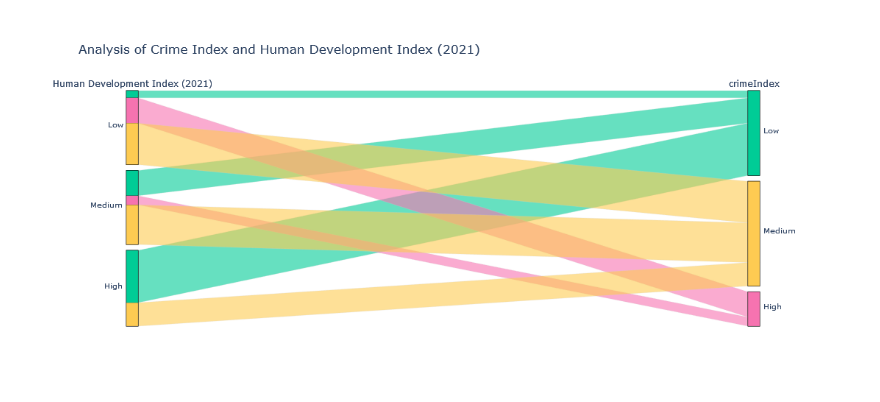
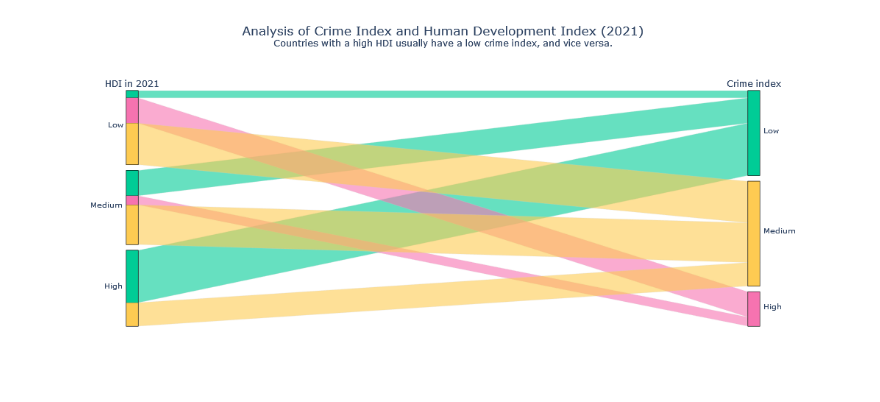
Before and after one commit to dejessias/Surveillance-Crime, a Jupyter notebook: _sources/docs/crime_hdi.ipynb, the cells around one changed output. Drawn from its saved outputs; the diff is of its cells as text; code cells hidden in the pictures.

```diff
--- a/_sources/docs/crime_hdi.ipynb
+++ b/_sources/docs/crime_hdi.ipynb
@@ -17,35 +17,42 @@ df_development_filtered = df_development[['Country', 'HDI Rank (2021)', 'Human D
 df_development_filtered = df_development_filtered.rename(columns={'Country': 'country'})
 
 # Merge dataframes
 hdi_df = df_development_filtered[['country', 'Human Development Index (2021)']]
 merged_hdi_df = pd.merge(df_world, hdi_df, on='country', how='inner')
 
 # Define bins and labels for crimeIndex and Human Development Index (2021)
 bins_crime = [-float('inf'), 40, 60, float('inf')]
 labels_crime = ['Low', 'Medium', 'High']
 bins_hdi = [merged_hdi_df['Human Development Index (2021)'].min(),
             merged_hdi_df['Human Development Index (2021)'].quantile(1/3),
             merged_hdi_df['Human Development Index (2021)'].quantile(2/3),
             merged_hdi_df['Human Development Index (2021)'].max()]
 labels_hdi = ['Low', 'Medium', 'High']
 
 # Apply binning
 merged_hdi_df['crimeIndex'], bins_cut_crime = pd.cut(merged_hdi_df['crimeIndex'], bins=bins_crime, labels=labels_crime, retbins=True)
 merged_hdi_df['Human Development Index (2021)'], bins_cut_hdi = pd.cut(merged_hdi_df['Human Development Index (2021)'], bins=bins_hdi, labels=labels_hdi, retbins=True)
 
 # Drop NaN values if any
 merged_hdi_df = merged_hdi_df.dropna(subset=['crimeIndex', 'Human Development Index (2021)'])
 
 # Create parallel categories plot
 parcat = go.Parcats(dimensions=[
-                    {'label': 'Human Development Index (2021)', 'values': merged_hdi_df['Human Development Index (2021)'], 'categoryorder': 'array', 'categoryarray': ['Low', 'Medium', 'High']},
-                    {'label': 'crimeIndex', 'values': merged_hdi_df['crimeIndex'], 'categoryorder': 'array', 'categoryarray': ['Low', 'Medium', 'High']}
+                    {'label': 'HDI in 2021', 'values': merged_hdi_df['Human Development Index (2021)'], 'categoryorder': 'array', 'categoryarray': ['Low', 'Medium', 'High']},
+                    {'label': 'Crime index', 'values': merged_hdi_df['crimeIndex'], 'categoryorder': 'array', 'categoryarray': ['Low', 'Medium', 'High']}
                     ],
                     line=dict(color=merged_hdi_df['crimeIndex'].map(color_map)))
 
 gdi_figure = go.Figure(parcat)
-gdi_figure.update_layout(title='Analysis of Crime Index and Human Development Index (2021)',
-                        height = 500)
+gdi_figure.update_layout(
+    title={
+    'text': 'Analysis of Crime Index and Human Development Index (2021)<br><sup>Countries with a high HDI usually have a low crime index, and vice versa.</sup>',
+        'y':0.95,
+        'x':0.5,
+        'xanchor': 'center',
+        'yanchor': 'top'
+    },
+    height = 500)
 gdi_figure.show()
 # %% [output]
-[figure, old version]
+[figure, new version]
```
Also changed, not shown: 25 other files.
